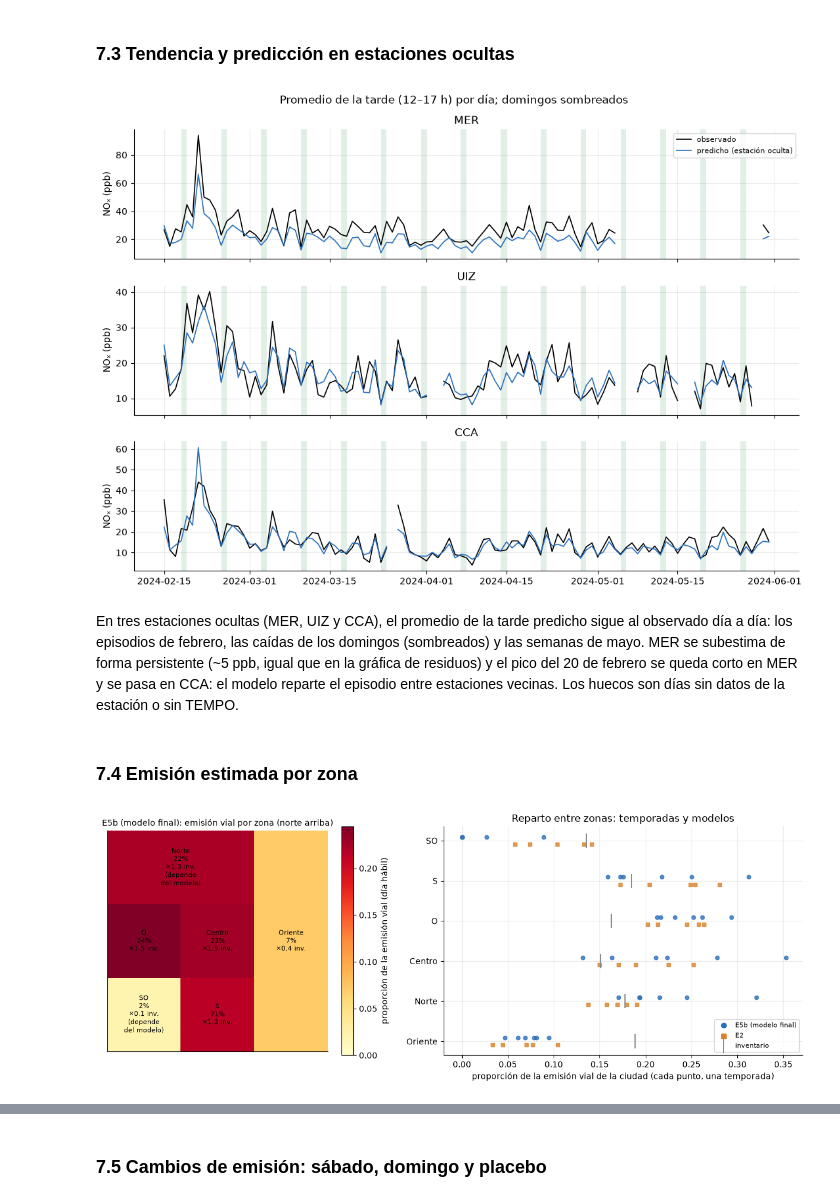
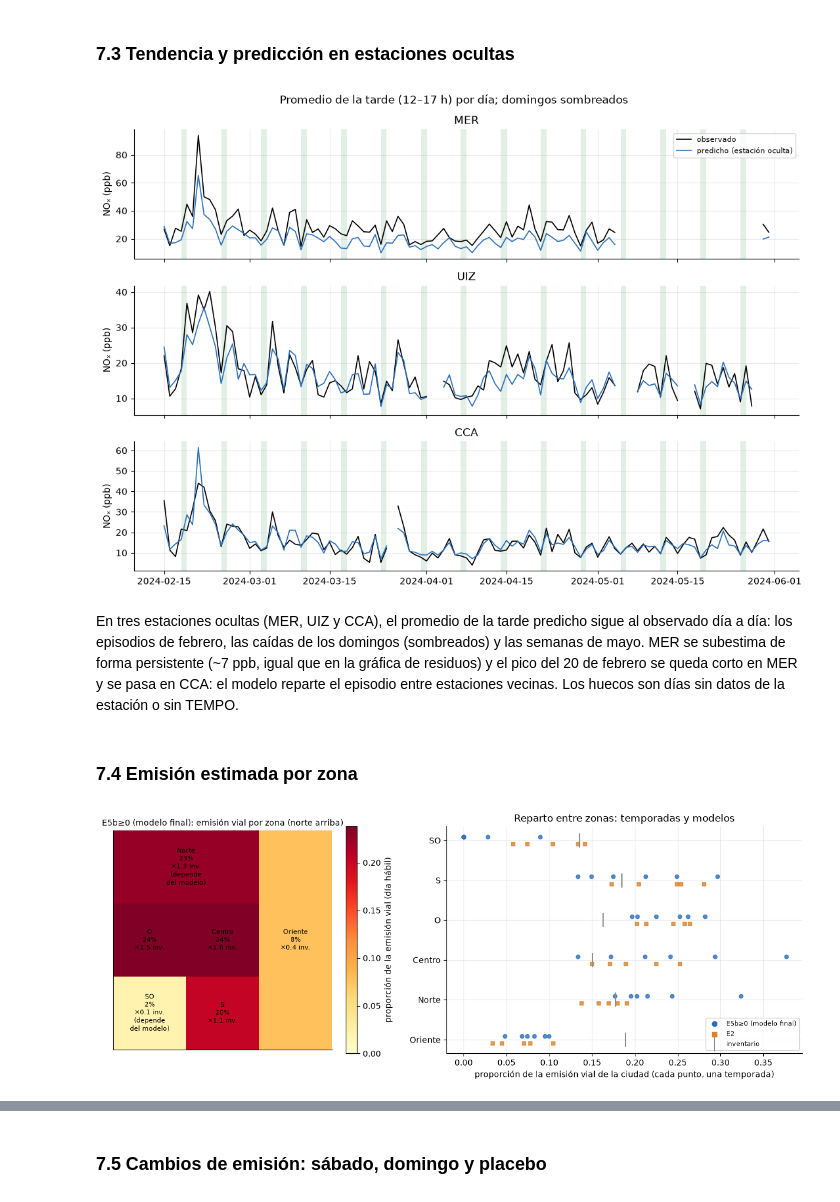
Before and after one commit to Mvzqz/nox_ml, a Jupyter notebook: notebooks/Avance5.39.ipynb, the cells around one changed output, grey strips where cells are left out. Cells and saved outputs as stored; diff of their text form; code cells hidden in the pictures.

```diff
--- a/notebooks/Avance5.39.ipynb
+++ b/notebooks/Avance5.39.ipynb
@@ -17,6 +17,6 @@ from nox_ml.validation import report, report_final
 
 RUNS = report.find_runs("results/runs")
 ROOT = RUNS.parents[1]
-FINAL = "pinn_puff"  # el modelo final elegido en la sección 5 (E5b)
+FINAL = "pinn_puff_nonneg"  # el modelo final elegido en la sección 5 (E5b≥0: E5b con emisión ≥ 0)
 print(f"Corridas en {RUNS.relative_to(ROOT)}; modelo final: {FINAL}")
 # %% [output]
@@ -255,27 +260,31 @@ report_final.plot_residuals(held_out) if held_out is not None else None
 # %%
 report_final.plot_series(held_out, ["MER", "UIZ", "CCA"]) if held_out is not None else None
 # %% [output]
-[figure, old version]
+[figure, new version]
 # %% [markdown]
-En tres estaciones ocultas (MER, UIZ y CCA), el promedio de la tarde predicho sigue al observado día a día: los episodios de febrero, las caídas de los domingos (sombreados) y las semanas de mayo. MER se subestima de forma persistente (~5 ppb, igual que en la gráfica de residuos) y el pico del 20 de febrero se queda corto en MER y se pasa en CCA: el modelo reparte el episodio entre estaciones vecinas. Los huecos son días sin datos de la estación o sin TEMPO.
+En tres estaciones ocultas (MER, UIZ y CCA), el promedio de la tarde predicho sigue al observado día a día: los episodios de febrero, las caídas de los domingos (sombreados) y las semanas de mayo. MER se subestima de forma persistente (~7 ppb, igual que en la gráfica de residuos) y el pico del 20 de febrero se queda corto en MER y se pasa en CCA: el modelo reparte el episodio entre estaciones vecinas. Los huecos son días sin datos de la estación o sin TEMPO.
 # %% [markdown]
 ### 7.4 Emisión estimada por zona
 # %%
 # las seis temporadas con modelo congelado (validación, prueba y prueba ciega), E5b y E2
 seasons = ["", ".test", ".nd2024", ".fm2025", ".nd2025", ".fm2026"]
 zone_runs = {
     f"{model}{season}": RUNS / f"{model}{season}"
     for model in (FINAL, "inversion_puff")
     for season in seasons
     if (RUNS / f"{model}{season}" / "emissions.parquet").is_file()
 }
 roads = ROOT / "data" / "interim" / "roads.gpkg"
 prior = report_final.region_prior(ROOT / "data") if roads.is_file() else None
 (
-    report_final.plot_emission_zones(zone_runs, prior, {FINAL: "E5b (modelo final)", "inversion_puff": "E2"})
+    report_final.plot_emission_zones(
+        zone_runs,
+        prior,
+        {report_final.config_model(RUNS / FINAL): "E5b≥0 (modelo final)", "inversion_puff": "E2"},
+    )
     if zone_runs
     else None
 )
 # %% [output]
-[figure, old version]
+[figure, new version]
 # %% [markdown]
```
Also changed, not shown: parts of 16 cells of this notebook, 32 other files.
